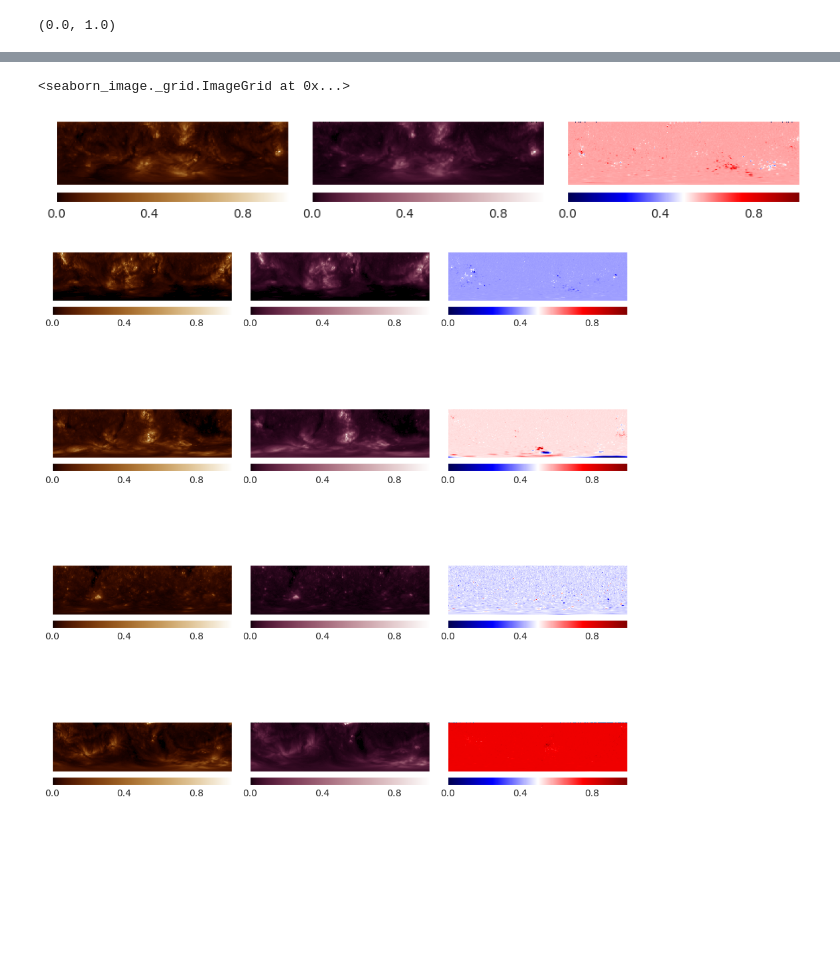
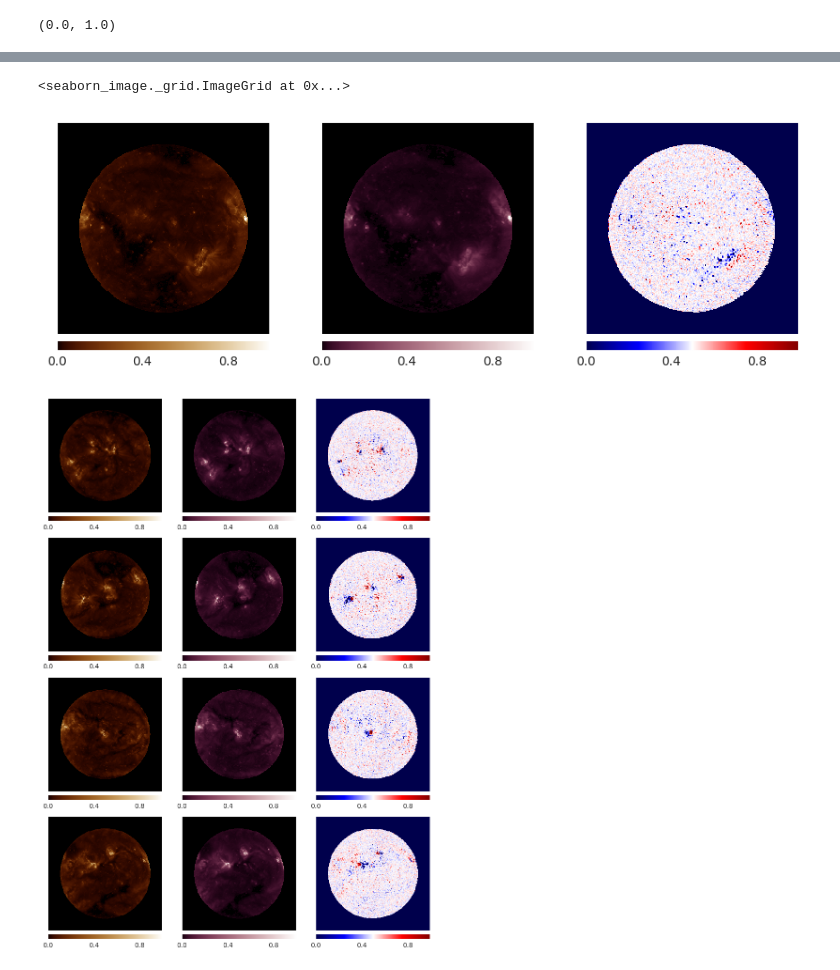
Before and after one commit to eugenioLR/TFM_sun_Autoencoders, a Jupyter notebook: data_analysis_3channel.ipynb, the cells around one changed output, grey strips where cells are left out. Cells and saved outputs as stored; diff of their text form; code cells hidden in the pictures; blank space fills up the shorter version.

```diff
--- a/data_analysis_3channel.ipynb
+++ b/data_analysis_3channel.ipynb
@@ -85,7 +88,7 @@ print(len(data_files_3c))
 data_file_chunks = utils.chunks(data_files_3c, 1000)
 
 
-data_matrix = np.empty([1000,100,360,3])
+data_matrix = np.empty([1000,256,256,3])
 chunk1 = next(data_file_chunks)
 for idx, data_file in enumerate(chunk1):
     data_matrix[idx] = np.load(data_file)
@@ -97,15 +100,17 @@ data_matrix.shape
 # %%
-min_values = np.nanmin(np.nanmin(data_matrix, axis=2, keepdims=True), axis=1, keepdims=True)
+# min_values = np.nanmin(np.nanmin(data_matrix, axis=2, keepdims=True), axis=1, keepdims=True)
 
-max_values = np.nanmax(np.nanmax(data_matrix, axis=2, keepdims=True), axis=1, keepdims=True)
+# max_values = np.nanmax(np.nanmax(data_matrix, axis=2, keepdims=True), axis=1, keepdims=True)
 
-rg = max_values - min_values
+# rg = max_values - min_values
 
-rg = np.fmax(rg, 1e-4)
+# rg = np.fmax(rg, 1e-4)
 
-data_matrix_norm = (data_matrix-min_values) / rg
+# data_matrix_norm = (data_matrix-min_values) / rg
 
-data_matrix_norm[np.isnan(data_matrix_norm)] = 0
+# data_matrix_norm[np.isnan(data_matrix_norm)] = 0
+
+data_matrix_norm = dg.MultiChannelAEGenerator.normalize(data_matrix)
 
 utils.range_tuple(data_matrix_norm)
 # %% [output]
@@ -126,8 +124,8 @@ isns.imgplot(example_img_linear)
 # %%
-isns.rgbplot(random.choice(data_matrix_norm), cmap=["sdoaia193", "sdoaia211", "seismic"], orientation="h")
+isns.rgbplot(random.choice(data_matrix_norm), cmap=["sdoaia193", "sdoaia211", "seismic"], orientation="h", vmin=0, vmax=1)
 # %% [output]
 <seaborn_image._grid.ImageGrid at 0x...>
-[figure, old version]
+[figure, new version]
 # %%
 img_amount = 4
 
@@ -136,7 +134,7 @@ image_list = []
 for i in image_list_aux:
     image_list += i
 
-ax = isns.ImageGrid(image_list, col_wrap=3, cmap=["sdoaia193", "sdoaia211", "seismic"]*img_amount, orientation="h")
+ax = isns.ImageGrid(image_list, col_wrap=3, cmap=["sdoaia193", "sdoaia211", "seismic"]*img_amount, orientation="h", vmin=0, vmax=1)
 plt.tight_layout()
 # %% [output]
-[figure, old version]
+[figure, new version]
```
Also changed, not shown: parts of 13 cells of this notebook, 21 other files.
